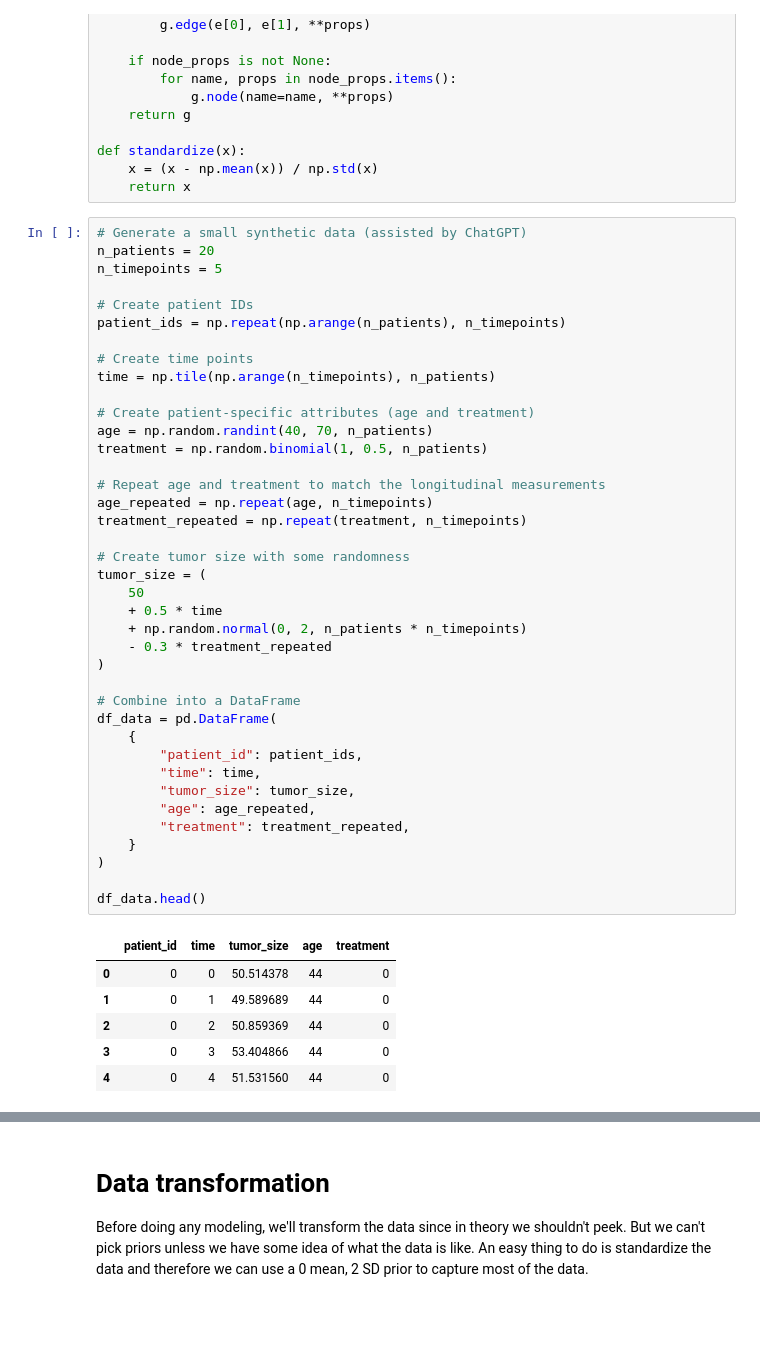
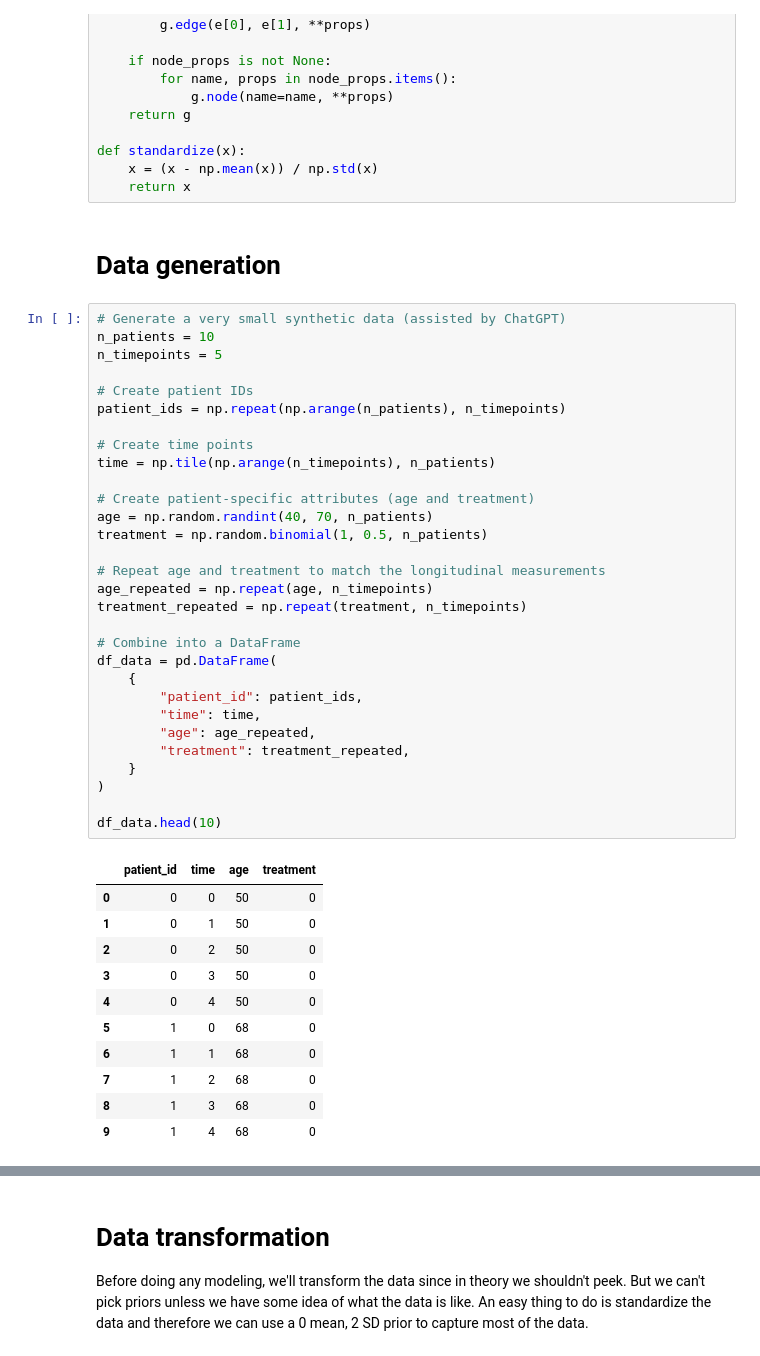
Before and after one commit to benslack19/benslack19.github.io, a Jupyter notebook: _posts_drafts/2024-05-19-time-series-with-mixed-effects.ipynb, the cells around one changed output, grey strips where cells are left out. Drawn from its saved outputs; the diff is of its cells as text; blank space fills up the shorter version.

```diff
--- a/_posts_drafts/2024-05-19-time-series-with-mixed-effects.ipynb
+++ b/_posts_drafts/2024-05-19-time-series-with-mixed-effects.ipynb
@@ -48,49 +63,47 @@ def draw_causal_graph(
 def standardize(x):
     x = (x - np.mean(x)) / np.std(x)
     return x
+# %% [markdown]
+# Data generation
 # %%
-# Generate a small synthetic data (assisted by ChatGPT)
-n_patients = 20
+# Generate a very small synthetic data (assisted by ChatGPT)
+n_patients = 10
 n_timepoints = 5
 
 # Create patient IDs
 patient_ids = np.repeat(np.arange(n_patients), n_timepoints)
 
 # Create time points
 time = np.tile(np.arange(n_timepoints), n_patients)
 
 # Create patient-specific attributes (age and treatment)
 age = np.random.randint(40, 70, n_patients)
 treatment = np.random.binomial(1, 0.5, n_patients)
 
 # Repeat age and treatment to match the longitudinal measurements
 age_repeated = np.repeat(age, n_timepoints)
 treatment_repeated = np.repeat(treatment, n_timepoints)
 
-# Create tumor size with some randomness
-tumor_size = (
-    50
-    + 0.5 * time
-    + np.random.normal(0, 2, n_patients * n_timepoints)
-    - 0.3 * treatment_repeated
-)
-
 # Combine into a DataFrame
 df_data = pd.DataFrame(
     {
         "patient_id": patient_ids,
         "time": time,
-        "tumor_size": tumor_size,
         "age": age_repeated,
         "treatment": treatment_repeated,
     }
 )
 
-df_data.head()
+df_data.head(10)
 # %% [output]
-|  | patient_id | time | tumor_size | age | treatment |
-| 0 | 0 | 0 | 50.514378 | 44 | 0 |
-| 1 | 0 | 1 | 49.589689 | 44 | 0 |
-| 2 | 0 | 2 | 50.859369 | 44 | 0 |
-| 3 | 0 | 3 | 53.404866 | 44 | 0 |
-| 4 | 0 | 4 | 51.531560 | 44 | 0 |
+|  | patient_id | time | age | treatment |
+| 0 | 0 | 0 | 50 | 0 |
+| 1 | 0 | 1 | 50 | 0 |
+| 2 | 0 | 2 | 50 | 0 |
+| 3 | 0 | 3 | 50 | 0 |
+| 4 | 0 | 4 | 50 | 0 |
+| 5 | 1 | 0 | 68 | 0 |
+| 6 | 1 | 1 | 68 | 0 |
+| 7 | 1 | 2 | 68 | 0 |
+| 8 | 1 | 3 | 68 | 0 |
+| 9 | 1 | 4 | 68 | 0 |
```
Also changed, not shown: parts of 26 cells of this notebook.
